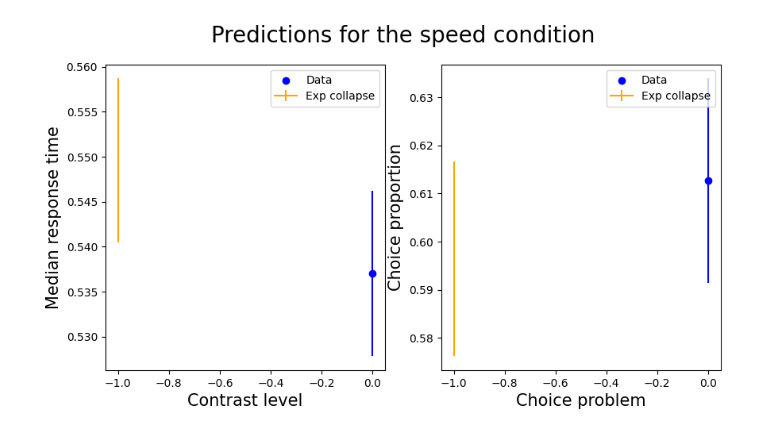
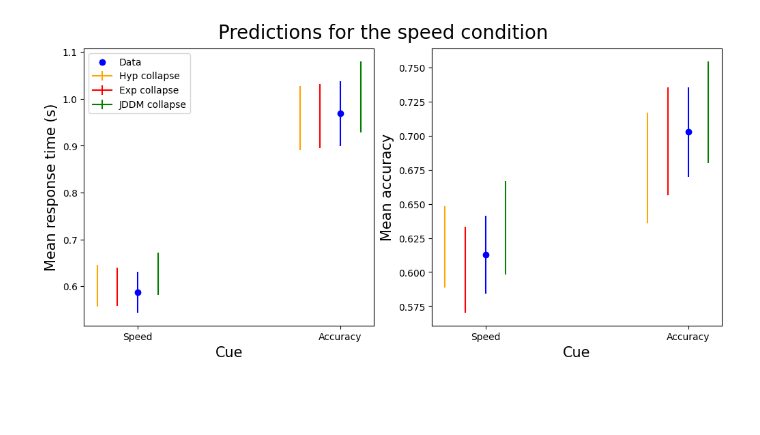
Before and after one commit to AmirHoseinHadian/CTDM_recovery, a Jupyter notebook: _Application/_Study2/prediction.ipynb, the cells around one changed output. Saved outputs shown, nothing was run; the diff lists cells and outputs as text; code cells hidden in the pictures; blank space fills up the shorter version.

Commit message:
modeling results study 2

```diff
--- a/_Application/_Study2/prediction.ipynb
+++ b/_Application/_Study2/prediction.ipynb
@@ -120,0 +107,6 @@ pred_accuracy = pd.DataFrame({'sbj': SBJ,
+# %%
+pred_exp_sp = get_model_prediction(exp_speed, data_speed, 'exp')
+pred_exp_ac = get_model_prediction(exp_accuracy, data_accuracy, 'exp')
+# %%
+pred_jddm_sp = get_model_prediction(jddm_speed, data_speed, 'ddm')
+pred_jddm_ac = get_model_prediction(jddm_accuracy, data_accuracy, 'ddm')
@@ -121,44 +116,72 @@ pred_accuracy = pd.DataFrame({'sbj': SBJ,
+# %%
+def plot_model_pred(pred, var, color, x, label):
+    err = scipy.stats.t.ppf(0.975, 25)
+    temp = pred.groupby(by=['sbj'])[var].mean()
+    plt.errorbar(x= x,
+                 y= pred[var].mean(),
+                 yerr=err*temp.values.std()/np.sqrt(25),
+                 label=label, c=color);
 # %%
-fig = plt.figure(figsize=(10, 5))
+fig = plt.figure(figsize=(10, 5), layout='constrained')
 fig.suptitle('Predictions for the speed condition', fontsize=20)
 
 plt.subplot(121)
+plot_model_pred(pred_hyp_sp, 'rt', 'orange', -2, 'Hyp collapse')
+plot_model_pred(pred_exp_sp, 'rt', 'red', -1, 'Exp collapse')
+plot_model_pred(pred_jddm_sp, 'rt', 'green', 1, 'JDDM collapse')
 
-se = pred_speed['rt'].sem()
-h = se * scipy.stats.t.ppf(1.95 / 2., pred_speed.shape[0])
-plt.errorbar(x=-1,
-             y=pred_speed['rt'].median(),
-             yerr=h, label='Exp collapse', c='orange');
+plot_model_pred(pred_hyp_ac, 'rt', 'orange', 8, None)
+plot_model_pred(pred_exp_ac, 'rt', 'red', 9, None)
+plot_model_pred(pred_jddm_ac, 'rt', 'green', 11, None)
 
-se = data_speed['RT'].sem()
-h = se * scipy.stats.t.ppf(1.95 / 2., data_speed.shape[0])
-plt.errorbar(x=0,
-            y=data_speed['RT'].median(),
-            yerr=h, c='blue');
+err = scipy.stats.t.ppf(0.975, 25)
+temp = data_speed.groupby(by=['participant'])['RT'].mean()
+plt.errorbar(x=0, y=data_speed['RT'].mean(),
+             yerr=err*temp.values.std()/np.sqrt(25), c='blue');
 plt.scatter(x=0,
-            y=data_speed['RT'].median(),
+            y=data_speed['RT'].mean(),
             c='blue', label='Data');
 plt.xlabel('Contrast level', fontsize=15)
-plt.ylabel('Median response time', fontsize=15)
+plt.ylabel('Mean response time', fontsize=15)
+
+temp = data_accuracy.groupby(by=['participant'])['RT'].mean()
+plt.errorbar(x=10, y=data_accuracy['RT'].mean(),
+             yerr=err*temp.values.std()/np.sqrt(25), c='blue');
+plt.scatter(x=10,
+            y=data_accuracy['RT'].mean(),
+            c='blue');
+plt.xlabel('Cue', fontsize=15)
+plt.ylabel('Mean response time (s)', fontsize=15)
 plt.legend();
+plt.xticks([0, 10], ['Speed', 'Accuracy']);
 
 plt.subplot(122)
-se = pred_speed['accuracy'].sem()
-h = se * scipy.stats.t.ppf(1.95 / 2., 26)
-plt.errorbar(x=-1,
-             y=pred_speed['accuracy'].mean(),
-             yerr=h, label='Exp collapse', c='orange');
+plot_model_pred(pred_hyp_sp, 'accuracy', 'orange', -2, 'Hyp collapse')
+plot_model_pred(pred_exp_sp, 'accuracy', 'red', -1, 'Exp collapse')
+plot_model_pred(pred_jddm_sp, 'accuracy', 'green', 1, 'JDDM collapse')
 
-se = data_speed['correct'].sem()
-h = se * scipy.stats.t.ppf(1.95 / 2., 26)
-plt.errorbar(x=0,
-             y=data_speed['correct'].mean(),
-             yerr=h, c='blue');
+plot_model_pred(pred_hyp_ac, 'accuracy', 'orange', 8, None)
+plot_model_pred(pred_exp_ac, 'accuracy', 'red', 9, None)
+plot_model_pred(pred_jddm_ac, 'accuracy', 'green', 11, None)
+
+err = scipy.stats.t.ppf(0.975, 25)
+temp = data_speed.groupby(by=['participant'])['correct'].mean()
+plt.errorbar(x=0, y=data_speed['correct'].mean(),
+             yerr=err*temp.values.std()/np.sqrt(25), c='blue');
 plt.scatter(x=0,
             y=data_speed['correct'].mean(),
             c='blue', label='Data');
-plt.xlabel('Choice problem', fontsize=15)
-plt.ylabel('Choice proportion', fontsize=15)
-plt.legend();
+plt.xlabel('Contrast level', fontsize=15)
+plt.ylabel('Mean response time', fontsize=15)
+
+temp = data_accuracy.groupby(by=['participant'])['correct'].mean()
+plt.errorbar(x=10, y=data_accuracy['correct'].mean(),
+             yerr=err*temp.values.std()/np.sqrt(25), c='blue');
+plt.scatter(x=10,
+            y=data_accuracy['correct'].mean(),
+            c='blue');
+plt.xlabel('Cue', fontsize=15)
+plt.ylabel('Mean accuracy', fontsize=15)
+plt.xticks([0, 10], ['Speed', 'Accuracy']);
 # %% [output]
-[figure, old version]
+[figure, new version]
```
Also changed, not shown: parts of 11 cells of this notebook, 8 other files.
